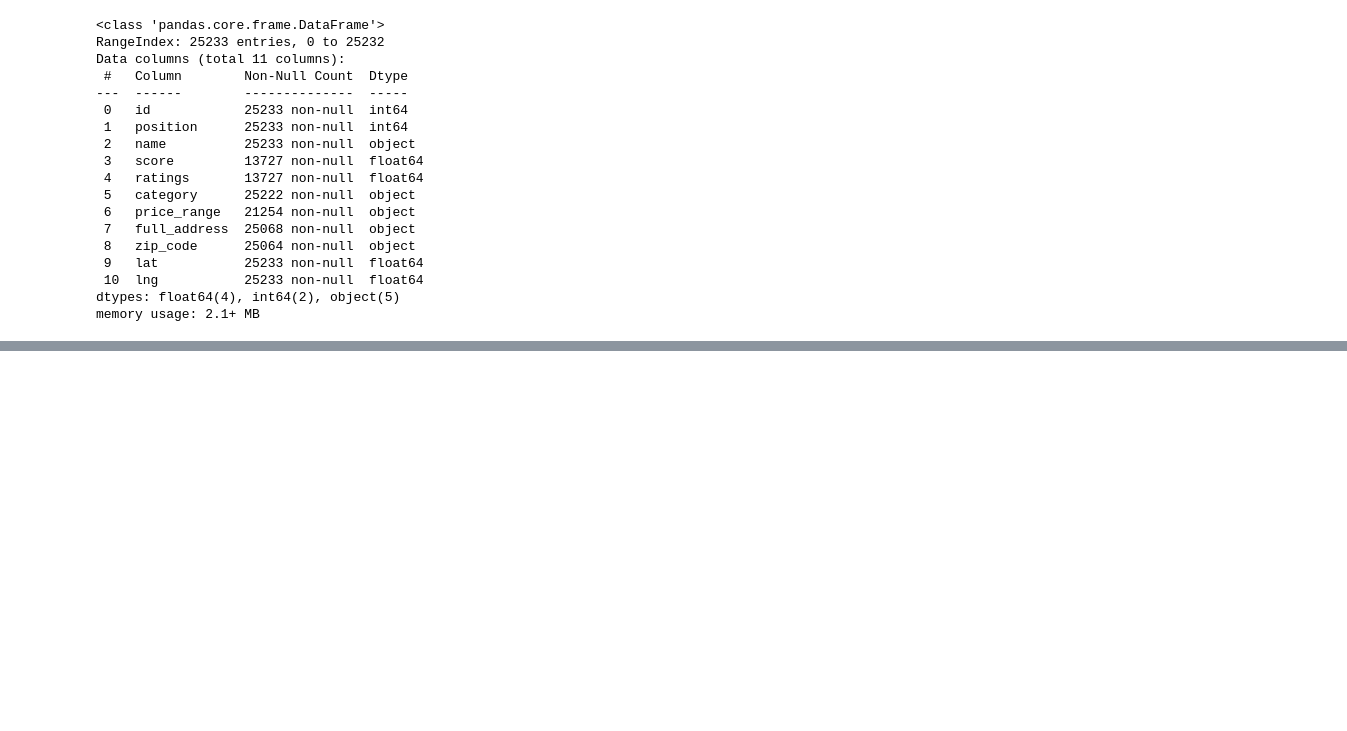
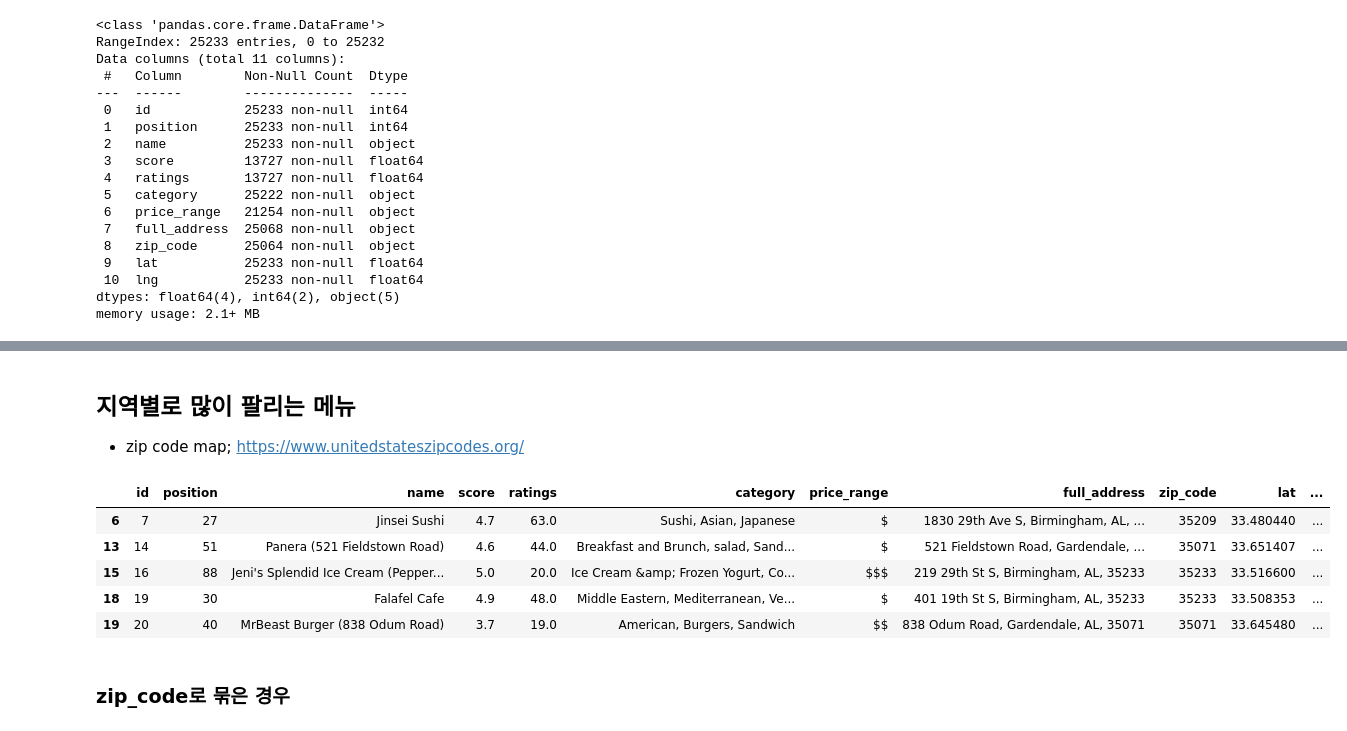
Before and after one commit to heewon916/UberEats_Project, a Jupyter notebook: uber_eats.ipynb, the cells around one changed output, grey strips where cells are left out. Drawn from its saved outputs; the diff is of its cells as text; code cells hidden in the pictures; blank space fills up the shorter version.

```diff
--- a/uber_eats.ipynb
+++ b/uber_eats.ipynb
@@ -34,0 +154,14 @@ eats_csv.
+# %% [markdown]
+## 지역별로 많이 팔리는 메뉴
+- zip code map; https://www.unitedstateszipcodes.org/
+# %%
+eats_csv.head()
+# %% [output]
+|  | id | position | name | score | ratings | category | price_range | full_address | zip_code | lat | ... |
+| 6 | 7 | 27 | Jinsei Sushi | 4.7 | 63.0 | Sushi, Asian, Japanese | $ | 1830 29th Ave S, Birmingham, AL, ... | 35209 | 33.480440 | ... |
+| 13 | 14 | 51 | Panera (521 Fieldstown Road) | 4.6 | 44.0 | Breakfast and Brunch, salad, Sand... | $ | 521 Fieldstown Road, Gardendale, ... | 35071 | 33.651407 | ... |
+| 15 | 16 | 88 | Jeni's Splendid Ice Cream (Pepper... | 5.0 | 20.0 | Ice Cream &amp; Frozen Yogurt, Co... | $$$ | 219 29th St S, Birmingham, AL, 35233 | 35233 | 33.516600 | ... |
+| 18 | 19 | 30 | Falafel Cafe | 4.9 | 48.0 | Middle Eastern, Mediterranean, Ve... | $ | 401 19th St S, Birmingham, AL, 35233 | 35233 | 33.508353 | ... |
+| 19 | 20 | 40 | MrBeast Burger (838 Odum Road) | 3.7 | 19.0 | American, Burgers, Sandwich | $$ | 838 Odum Road, Gardendale, AL, 35071 | 35071 | 33.645480 | ... |
+# %% [markdown]
+### zip_code로 묶은 경우
```
Also changed, not shown: parts of 20 cells of this notebook, 2 other files.
